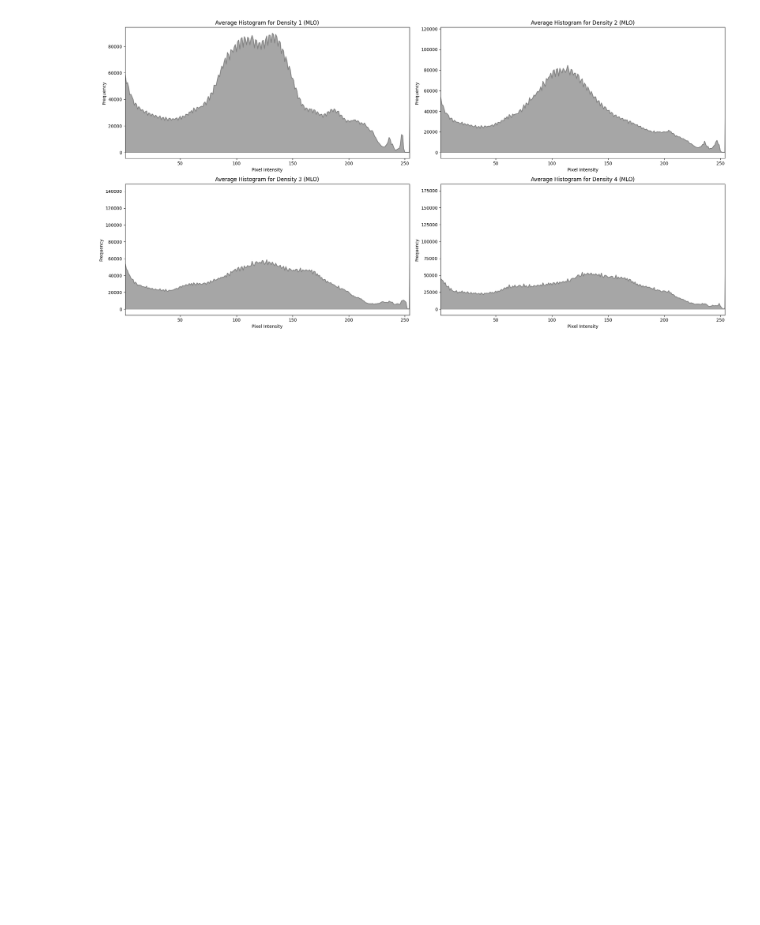
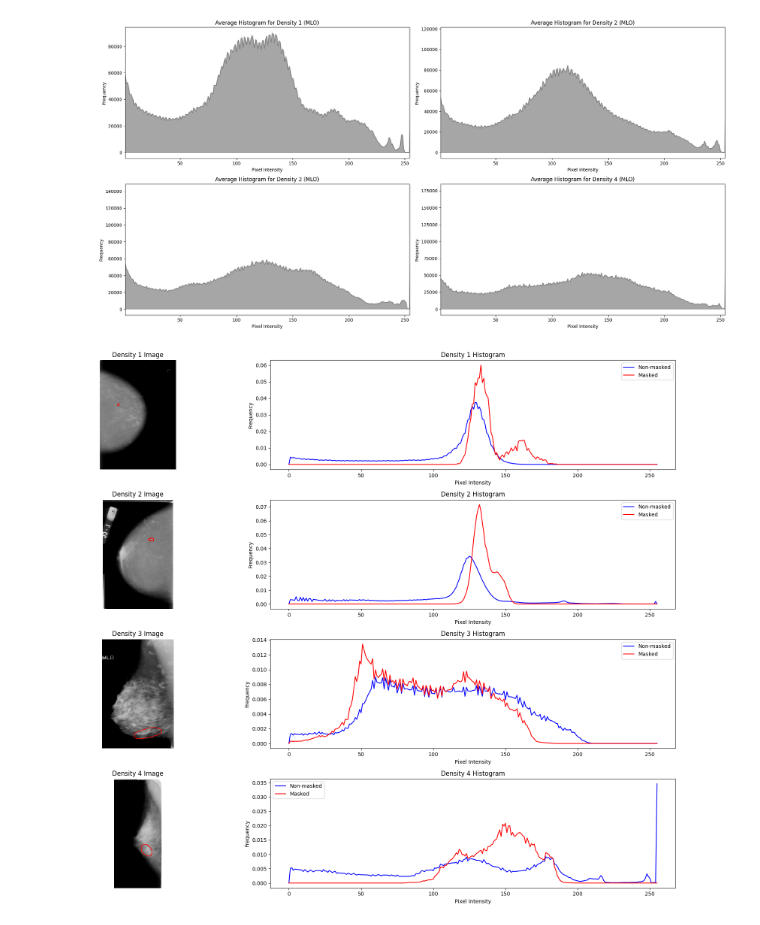
Before and after one commit to tmb2k01/mammo-vision, a Jupyter notebook: notebooks/data-analysis.ipynb, the cells around one changed output. Cells and saved outputs as stored; diff of their text form; code cells hidden in the pictures; blank space fills up the shorter version.

```diff
--- a/notebooks/data-analysis.ipynb
+++ b/notebooks/data-analysis.ipynb
@@ -129,8 +141,6 @@ for filename in train_masks_filenames_short:
         duplicated_train_filenames.append(filename)
 print(f"Duplicated filenames in masks: {len(duplicated_train_filenames)}")
 duplicated_train_filenames.sort()
-for filename in duplicated_train_filenames[:10]:
-    print(filename)
 
 duplicated_test_filenames = list()
 for filename in test_masks_filenames_short:
@@ -160,7 +160,5 @@ mask_paths = [
 ]
 mask_paths.sort()
 print("Number of masks:", len(mask_paths))
-for path in mask_paths:
-    print(path)
 # %% [output]
 Number of masks: 3
@@ -445,3 +482,79 @@ plt.tight_layout()
 plt.show()
 # %% [output]
 [figure]
+# %%
+def get_image_and_masks(density, num_images=1):
+    images = [f for f in train_images_filenames if f"density_{density}" in f][
+        :num_images
+    ]
+    image_and_masks = ()
+    for image_path in images:
+        image_id = get_first_4_sections(image_path)
+        masks = [
+            os.path.join(train_masks_path, f)
+            for f in train_masks_filenames
+            if image_id in f
+        ]
+        image_and_masks = (image_path, masks)
+    return image_and_masks
+
+
+def compute_histograms(image, masks):
+    mask_combined = np.zeros_like(image, dtype=bool)
+    for mask_path in masks:
+        mask = plt.imread(mask_path)
+        mask_combined = np.logical_or(mask_combined, mask > 0)
+
+    non_masked_hist, _ = np.histogram(
+        image[~mask_combined & (image > 0)].ravel(), bins=256, range=(0, 1)
+    )
+    masked_hist, _ = np.histogram(
+        image[mask_combined & (image > 0)].ravel(), bins=256, range=(0, 1)
+    )
+
+    non_masked_hist = non_masked_hist / non_masked_hist.sum()
+    masked_hist = masked_hist / masked_hist.sum()
+
+    return non_masked_hist, masked_hist
+
+
+density_1_images_and_masks = get_image_and_masks(1)
+density_2_images_and_masks = get_image_and_masks(2)
+density_3_images_and_masks = get_image_and_masks(3)
+density_4_images_and_masks = get_image_and_masks(4)
+densities = [1, 2, 3, 4]
+images_and_masks = [
+    density_1_images_and_masks,
+    density_2_images_and_masks,
+    density_3_images_and_masks,
+    density_4_images_and_masks,
+]
+
+
+fig, axes = plt.subplots(4, 2, figsize=(20, 15))
+
+for i, (density, (image_path, masks)) in enumerate(zip(densities, images_and_masks)):
+    image = plt.imread(os.path.join(train_images_path, image_path))
+    non_masked_hist, masked_hist = compute_histograms(image, masks)
+
+    axes[i, 0].imshow(image, cmap="gray")
+    axes[i, 0].set_title(f"Density {density} Image")
+    axes[i, 0].axis("off")
+
+    for mask_path in masks:
+        mask = plt.imread(mask_path)
+        contours = measure.find_contours(mask, 0.5)
+        for contour in contours:
+            axes[i, 0].plot(contour[:, 1], contour[:, 0], linewidth=1, color="red")
+
+    axes[i, 1].plot(non_masked_hist, color="blue", label="Non-masked")
+    axes[i, 1].plot(masked_hist, color="red", label="Masked")
+    axes[i, 1].set_title(f"Density {density} Histogram")
+    axes[i, 1].set_xlabel("Pixel Intensity")
+    axes[i, 1].set_ylabel("Frequency")
+    axes[i, 1].legend()
+
+plt.tight_layout()
+plt.show()
+# %% [output]
+[figure, added]
```
Also changed, not shown: parts of 10 cells of this notebook.
